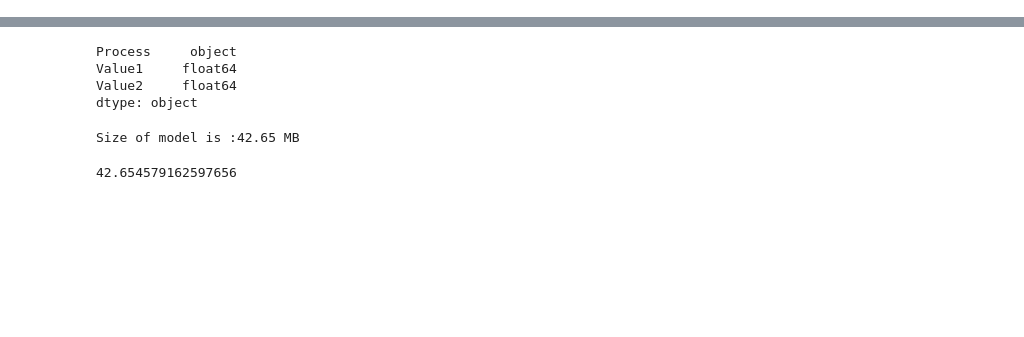
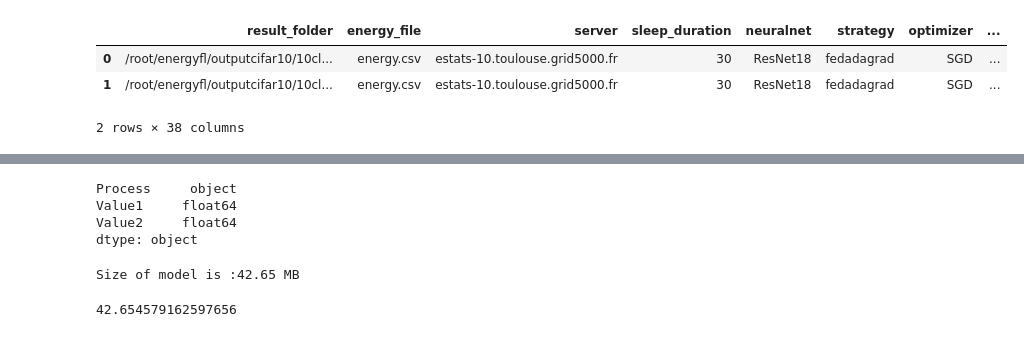
Before and after one commit to tuananhngh/FL-G5K-EnergyConsumption, a Jupyter notebook: src/test.ipynb, the cells around one changed output, grey strips where cells are left out. Cells and saved outputs as stored; diff of their text form; code cells hidden in the pictures; blank space fills up the shorter version.

```diff
--- a/src/test.ipynb
+++ b/src/test.ipynb
@@ -45,0 +7,7 @@ summary[summary["client.local_epochs"]==3].T
+# %%
+summary
+# %% [output]
+|  | result_folder | energy_file | server | sleep_duration | neuralnet | strategy | optimizer | ... |
+| 0 | /root/energyfl/outputcifar10/10cl... | energy.csv | estats-10.toulouse.grid5000.fr | 30 | ResNet18 | fedadagrad | SGD | ... |
+| 1 | /root/energyfl/outputcifar10/10cl... | energy.csv | estats-10.toulouse.grid5000.fr | 30 | ResNet18 | fedadagrad | SGD | ... |
+2 rows × 38 columns
```
Also changed, not shown: parts of 4 cells of this notebook, 6 other files.
